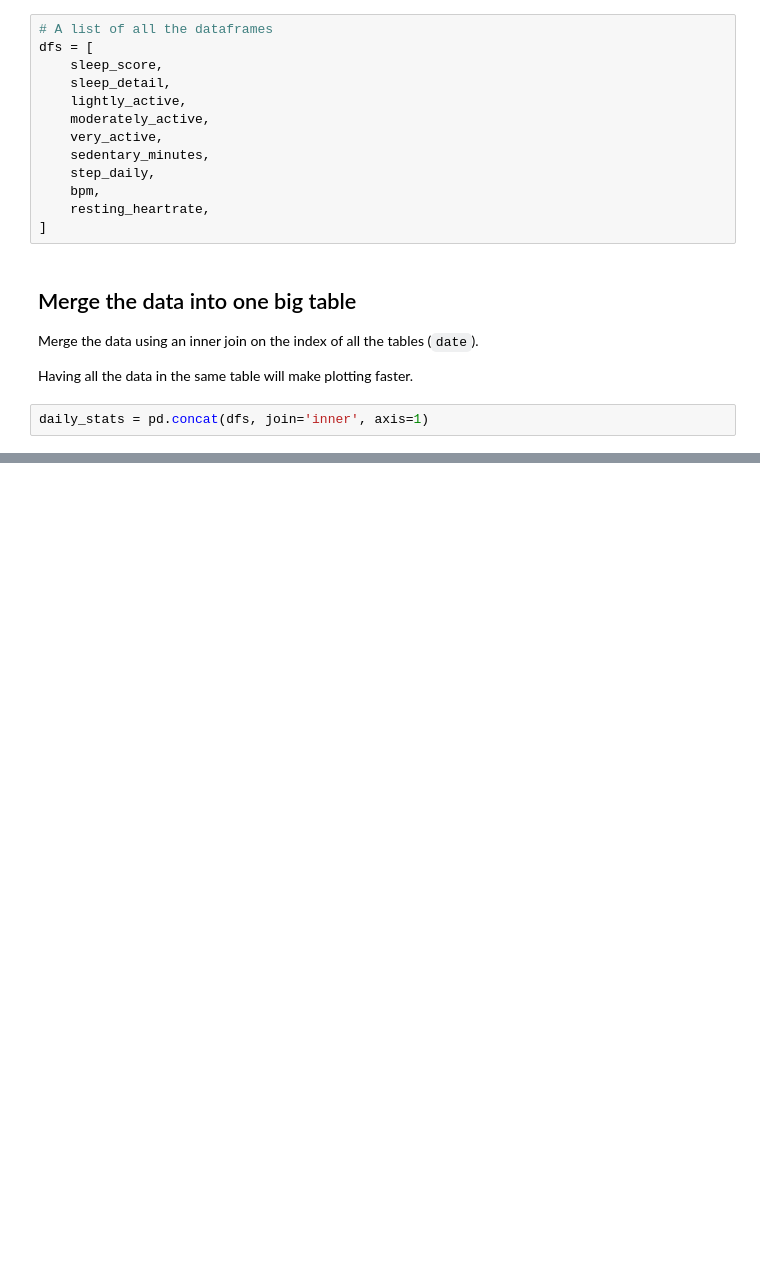
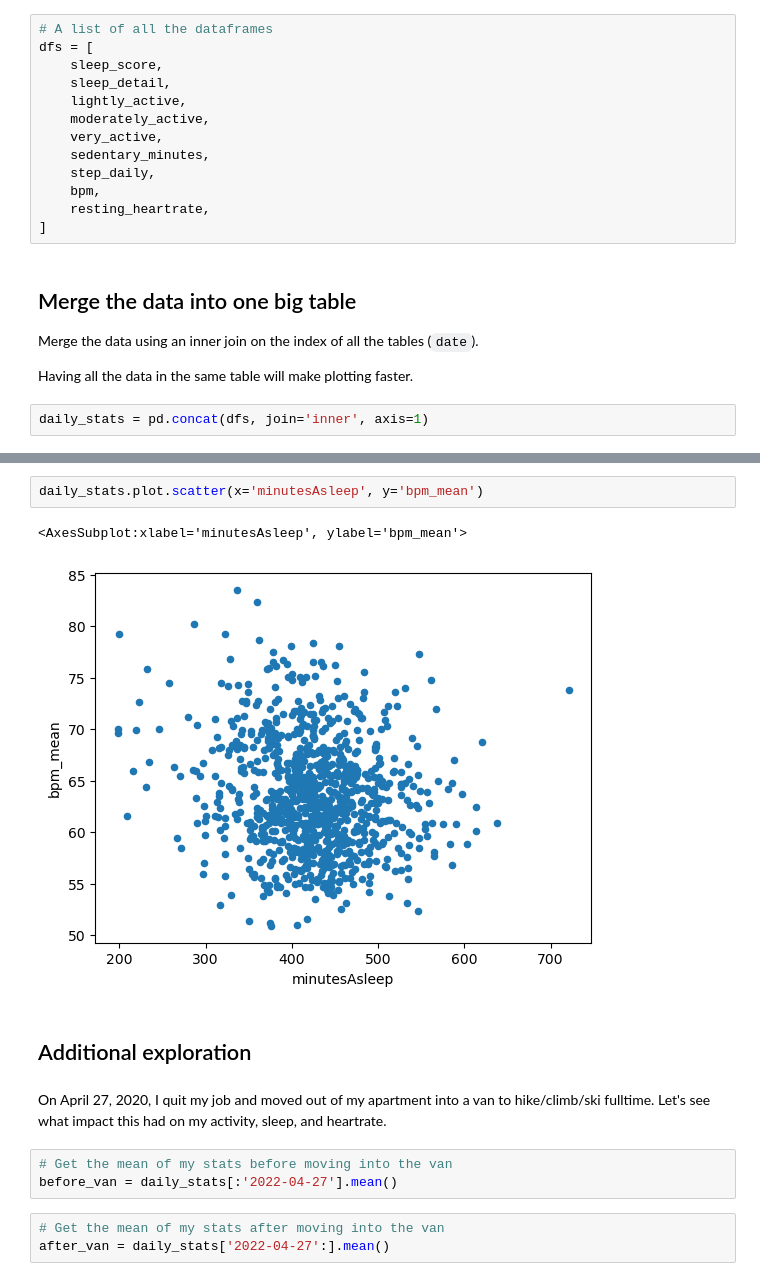
Before and after one commit to jackie-kinsler/sleep_analysis_py, a Jupyter notebook: sleep_analysis_py.ipynb, the cells around one changed output, grey strips where cells are left out. Cells and saved outputs as stored; diff of their text form; blank space fills up the shorter version.

```diff
--- a/sleep_analysis_py.ipynb
+++ b/sleep_analysis_py.ipynb
@@ -74,0 +115,15 @@ memory usage: 138.3 KB
+# %%
+daily_stats.plot.scatter(x='minutesAsleep', y='bpm_mean')
+# %% [output]
+<AxesSubplot:xlabel='minutesAsleep', ylabel='bpm_mean'>
+[figure, added]
+# %% [markdown]
+## Additional exploration
+# %% [markdown]
+On April 27, 2020, I quit my job and moved out of my apartment into a van to hike/climb/ski fulltime. Let's see what impact this had on my activity, sleep, and heartrate.
+# %%
+# Get the mean of my stats before moving into the van
+before_van = daily_stats[:'2022-04-27'].mean()
+# %%
+# Get the mean of my stats after moving into the van
+after_van = daily_stats['2022-04-27':].mean()
```
Also changed, not shown: parts of 15 cells of this notebook, 1 other file.
